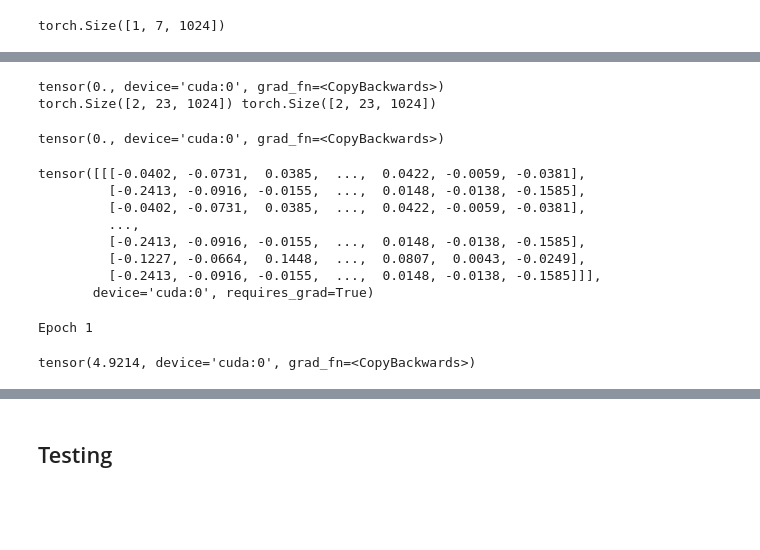
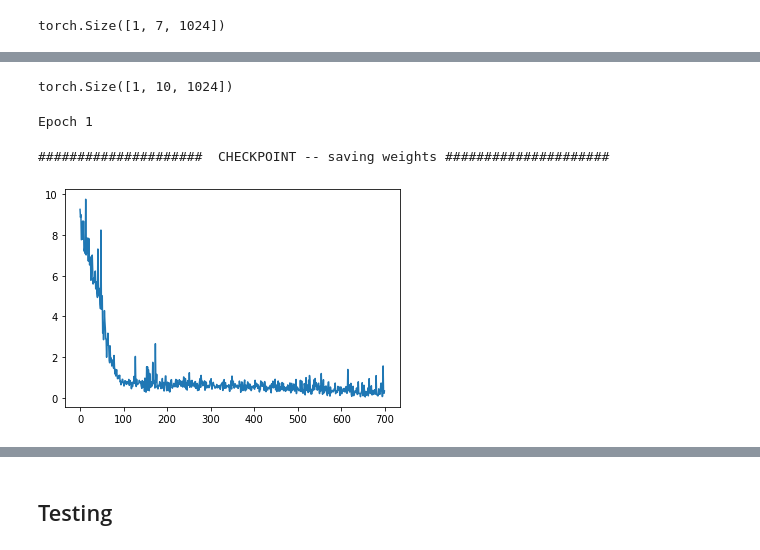
Before and after one commit to arnab-api/Lightweight_Finetuning, a Jupyter notebook: A4_Prefix_tuning/Prefix_tuning_CLF.ipynb, the cells around one changed output, grey strips where cells are left out. Saved outputs shown, nothing was run; the diff lists cells and outputs as text; code cells hidden in the pictures; blank space fills up the shorter version.

Commit message:
implemented prefix-tuning >> added prefix-tuning edit in the

```diff
--- a/A4_Prefix_tuning/Prefix_tuning_CLF.ipynb
+++ b/A4_Prefix_tuning/Prefix_tuning_CLF.ipynb
@@ -87,0 +90,4 @@ train_df.shape, validation_df.shape, test_df.shape
+# %%
+train_df = pd.read_csv("../Data/IMDB_50K_Reviews/train.csv")
+validation_df = pd.read_csv("../Data/IMDB_50K_Reviews/validation.csv")
+test_df = pd.read_csv("../Data/IMDB_50K_Reviews/test.csv")
@@ -140,7 +148,7 @@ transformer_blocks = [f"transformer.h.{n}" for n in range(model.config.n_layer)]
 unembedder = "lm_head"
 # %%
 ###############################################################################################################
-prefix_size = 20
+prefix_size = 10
 num_epochs = 10
 ###############################################################################################################
 
@@ -184,19 +190,9 @@ def get_shape(output):
 # %%
-import copy
-
-prefix_embeddings = {
-    key: get_initial_prefix(prefix_size) for key in [embedder] + transformer_blocks[:-1]
-}
-
-for k in prefix_embeddings:
-    prefix_embeddings[k].requires_grad = True
-
-
 def get_prefix_tuning_edit(prefix_embeddings):
     def insert_prompt_embeddings(output, layer, prefix_embeddings = prefix_embeddings):
         if(layer not in prefix_embeddings):
             return output
-        print("intervention ==> ", layer, "output shape ===> ", get_shape(output))
+        # print("intervention ==> ", layer, "output shape ===> ", get_shape(output))
         # return output
         X = untuple(output)
         prefix_now = prefix_embeddings[layer]
@@ -212,18 +208,13 @@ def get_prefix_tuning_edit(prefix_embeddings):
         else:
             return (X, output[1])
     return insert_prompt_embeddings
-# %% [output]
-tensor(0., device='cuda:0', grad_fn=<CopyBackwards>)
-torch.Size([2, 23, 1024]) torch.Size([2, 23, 1024])
-tensor(0., device='cuda:0', grad_fn=<CopyBackwards>)
-# %%
-print(soft_embeddings)
-# %% [output]
-tensor([[[-0.0402, -0.0731,  0.0385,  ...,  0.0422, -0.0059, -0.0381],
-         [-0.2413, -0.0916, -0.0155,  ...,  0.0148, -0.0138, -0.1585],
-         [-0.0402, -0.0731,  0.0385,  ...,  0.0422, -0.0059, -0.0381],
-         ...,
-         [-0.2413, -0.0916, -0.0155,  ...,  0.0148, -0.0138, -0.1585],
-         [-0.1227, -0.0664,  0.1448,  ...,  0.0807,  0.0043, -0.0249],
-         [-0.2413, -0.0916, -0.0155,  ...,  0.0148, -0.0138, -0.1585]]],
-       device='cuda:0', requires_grad=True)
+# %%
+import copy
+
+prefix_embeddings = {
+    key: get_initial_prefix(prefix_size) for key in [embedder] + transformer_blocks[:-1]
+}
+
+prefix_embeddings[embedder].shape
+# %% [output]
+torch.Size([1, 10, 1024])
@@ -230,6 +241,6 @@ tensor([[[-0.0402, -0.0731,  0.0385,  ...,  0.0422, -0.0059, -0.0381],
 # %%
 from transformers import AdamW, get_linear_schedule_with_warmup
-
+import matplotlib.pyplot as plt
 
 # optimizer = AdamW(
 #     # model.parameters(),
@@ -240,6 +251,8 @@ from transformers import AdamW, get_linear_schedule_with_warmup
 #     optimizer, num_warmup_steps=warmup_steps, num_training_steps=-1
 # )
 
+for k in prefix_embeddings:
+    prefix_embeddings[k].requires_grad = True
 
 for name, w in model.named_parameters():
     w.requires_grad = True
@@ -259,7 +272,11 @@ target_track = {
     " negative": 0
 }
 
+###############################################################################
 insert_prefix_embeddings = get_prefix_tuning_edit(prefix_embeddings)
+###############################################################################
+
+limit = 700
 
 for epoch in range(num_epochs):
     print(f"Epoch {epoch + 1}")
@@ -302,40 +319,44 @@ for epoch in range(num_epochs):
             model,
             [embedder, layer_norm_final, unembedder],
             edit_output=insert_prefix_embeddings
         ) as traces:
             outputs = model(
                 **tokenized_inputs,
                 labels=tokenized_inputs['input_ids']
             )
 
         probs = torch.nn.functional.log_softmax(
             outputs.logits[torch.arange(batch_size), last_token_inds], dim=-1
         )
         # print(probs)
 
         loss = -(torch.gather(probs, 1, target_ids) * loss_mask).sum(1) / loss_mask.sum(1)
         loss = loss.mean()
 
         training_loss_track.append(loss.item())
-
         # print(loss)
-        # break
 
         model.zero_grad()
         optimizer.zero_grad()
         loss.backward()
         optimizer.step()
-        # break
+
+        limit -= 1
+        if(limit == 0):
+            break
 
     print("#####################  CHECKPOINT -- saving weights #####################")
     os.makedirs(save_path, exist_ok = True)
-    torch.save(prefix_embeddings, f"{save_path}/promptuned__epoch_{epoch+1}.pth")
-    with open(f"{save_path}/loss_track_{num_prompts_optimized}.json", "w") as f:
+    torch.save(prefix_embeddings, f"{save_path}/prefixtuned__epoch_{epoch+1}.pth")
+    with open(f"{save_path}/loss_track_{epoch + 1}.json", "w") as f:
         json.dump({"training": training_loss_track, "validation": validation_loss_track}, f)
-    # break
+
+    plt.title("")
+    plt.plot(training_loss_track)
+    plt.show()
+    training_loss_track = []
+    break
 # %% [output]
 Epoch 1
+#####################  CHECKPOINT -- saving weights #####################
+[figure, added]
-# %%
-(soft_embeddings - init_state).norm()
-# %% [output]
-tensor(4.9214, device='cuda:0', grad_fn=<CopyBackwards>)
```
Also changed, not shown: parts of 13 cells of this notebook, 4 other files.
